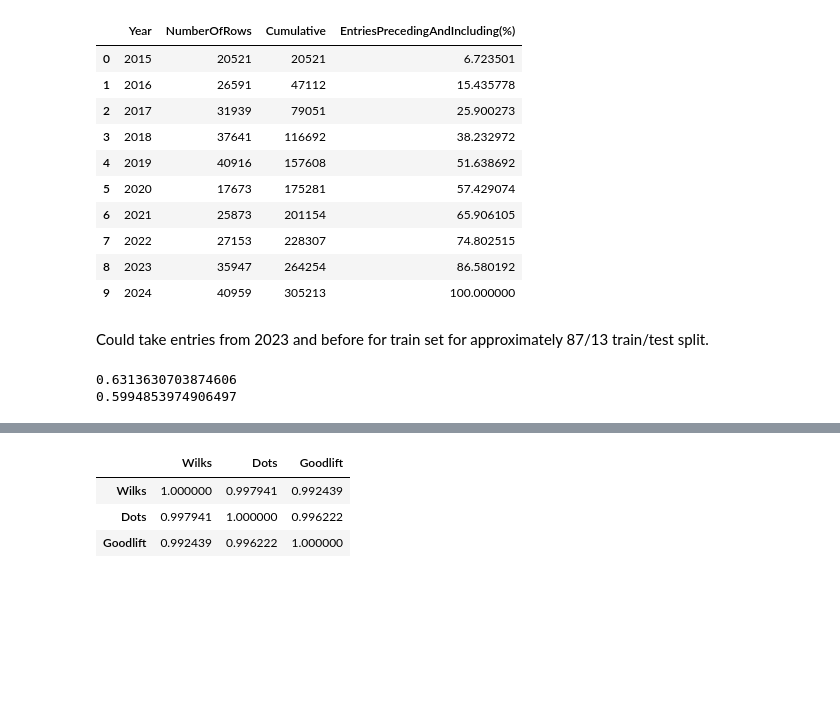
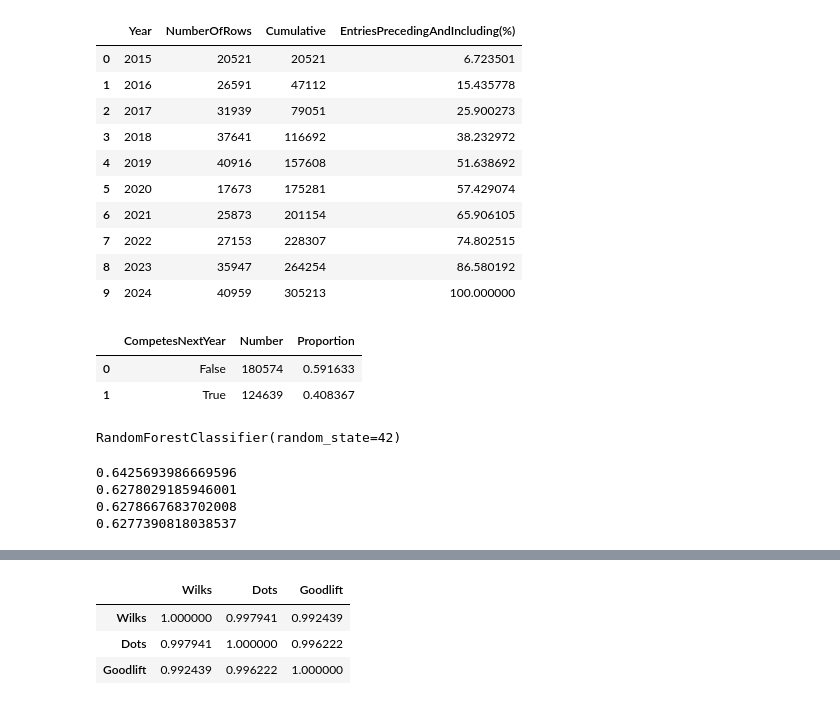
Before and after one commit to bnparris/powerlifting_analysis, a Jupyter notebook: notebooks/train_test.ipynb, the cells around one changed output, grey strips where cells are left out. Cells and saved outputs as stored; diff of their text form; code cells hidden in the pictures; blank space fills up the shorter version.

```diff
--- a/notebooks/train_test.ipynb
+++ b/notebooks/train_test.ipynb
@@ -35,28 +36,48 @@ year_counts
 | 7 | 2022 | 27153 | 228307 | 74.802515 |
 | 8 | 2023 | 35947 | 264254 | 86.580192 |
 | 9 | 2024 | 40959 | 305213 | 100.000000 |
-# %% [markdown]
-Could take entries from 2023 and before for train set for approximately 87/13 train/test split.
+# %%
+numbers = panel_data.groupby('CompetesNextYear').size().reset_index(name = 'Number')
+proportions = numbers.copy()
+proportions['Proportion'] = numbers['Number']/numbers['Number'].sum()
+proportions
+# %% [output]
+|  | CompetesNextYear | Number | Proportion |
+| 0 | False | 180574 | 0.591633 |
+| 1 | True | 124639 | 0.408367 |
+# %%
+panel_data['CovidAffectedPrediction'] = (
+    panel_data['Year'].isin([2019, 2020, 2021])
+).astype(int)
+
+panel = panel_data.drop(columns = ['Name', 'WeightClassKg', 'Sex'])
+train = panel[panel['Year']<=2022].copy()
+validate = panel[panel['Year']==2023].copy()
+test = panel[panel['Year']>2023].copy()
+
+
+train_X = train.drop(columns = 'CompetesNextYear')
+train_y = train['CompetesNextYear']
+test_X = test.drop(columns = 'CompetesNextYear')
+test_y = test['CompetesNextYear']
+
+clf = RandomForestClassifier(random_state=42)
+clf.fit(train_X, train_y)
+# %% [output]
+RandomForestClassifier(random_state=42)
 # %%
-panel = panel_data.drop(columns = ['Name', 'WeightClassKg', 'Sex'])
-train = panel[panel['Year']<=2022].copy()
-validate = panel[panel['Year']==2023].copy()
-test = panel[panel['Year']>2023].copy()
-
-train_X = train.drop(columns = 'CompetesNextYear')
-train_y = train['CompetesNextYear']
-test_X = test.drop(columns = 'CompetesNextYear')
-test_y = test['CompetesNextYear']
-
-clf = RandomForestClassifier()
-clf.fit(train_X, train_y)
-
 preds = clf.predict(test_X)
 acc = accuracy_score(test_y,preds)
+precision = precision_score(test_y, preds)
+recall = recall_score(test_y, preds)
 f1 = f1_score(test_y, preds)
 
 print(acc)
 print(f1)
+print(precision)
+print(recall)
 # %% [output]
-0.6313630703874606
-0.5994853974906497
+0.6425693986669596
+0.6278029185946001
+0.6278667683702008
+0.6277390818038537
```
Also changed, not shown: parts of 20 cells of this notebook, 3 other files.
